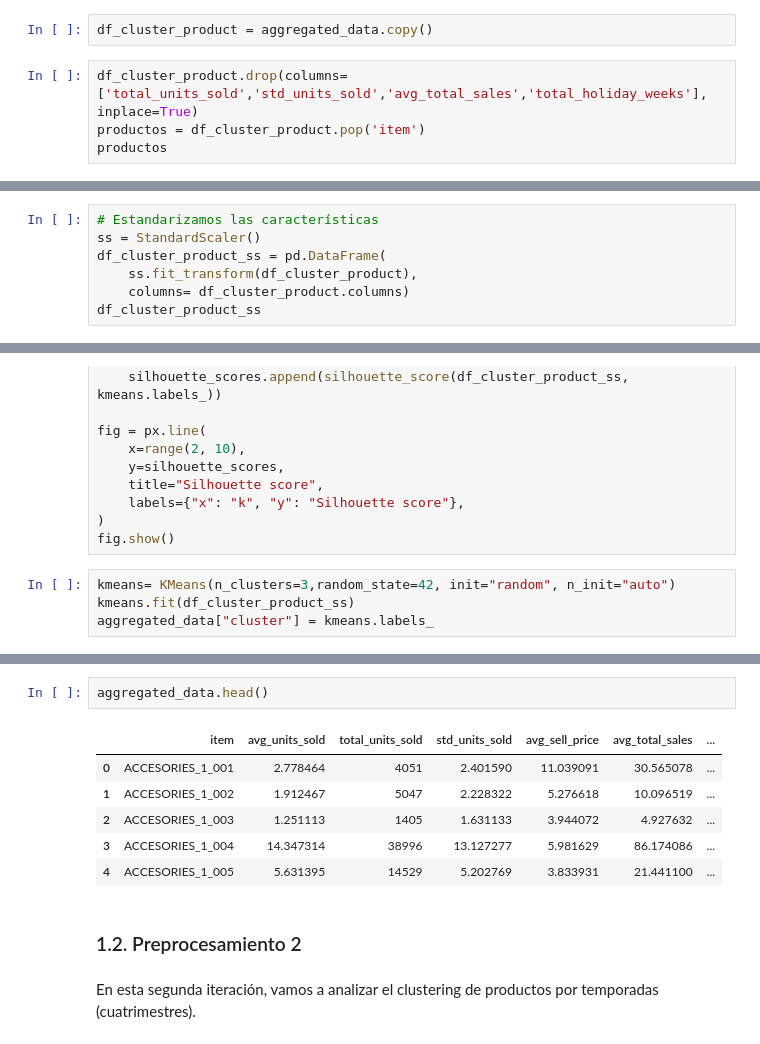
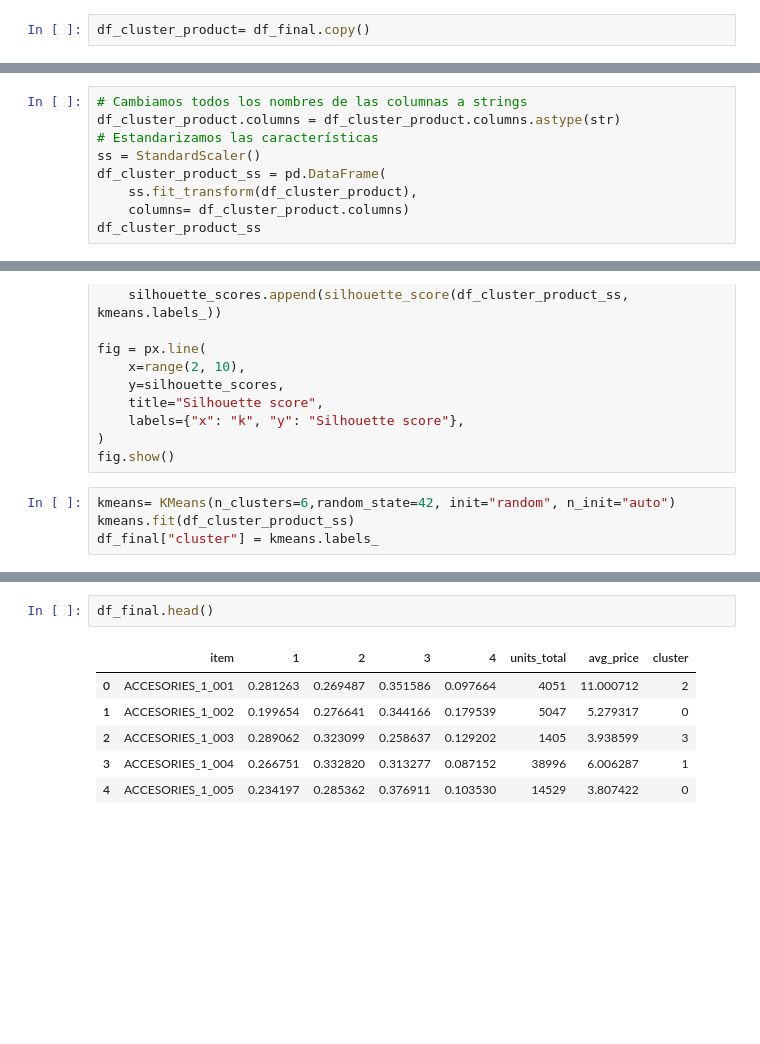
Before and after one commit to alitermat/capstone_retail_TFM, a Jupyter notebook: notebooks/Clustering_producto.ipynb, the cells around one changed output, grey strips where cells are left out. Saved outputs shown, nothing was run; the diff lists cells and outputs as text; blank space fills up the shorter version.

```diff
--- a/notebooks/Clustering_producto.ipynb
+++ b/notebooks/Clustering_producto.ipynb
@@ -100,6 +73,2 @@ Procederemos a eliminar las variables que tengan una alta correlación entre sí
 # %%
-df_cluster_product = aggregated_data.copy()
+df_cluster_product= df_final.copy()
-# %%
-df_cluster_product.drop(columns=['total_units_sold','std_units_sold','avg_total_sales','total_holiday_weeks'], inplace=True)
-productos = df_cluster_product.pop('item')
-productos
@@ -119,4 +92,6 @@ Name: item, Length: 3049, dtype: object
 # %%
+# Cambiamos todos los nombres de las columnas a strings
+df_cluster_product.columns = df_cluster_product.columns.astype(str)
 # Estandarizamos las características
 ss = StandardScaler()
 df_cluster_product_ss = pd.DataFrame(
@@ -159,8 +170,8 @@ fig = px.line(
 )
 fig.show()
 # %%
-kmeans= KMeans(n_clusters=3,random_state=42, init="random", n_init="auto")
+kmeans= KMeans(n_clusters=6,random_state=42, init="random", n_init="auto")
 kmeans.fit(df_cluster_product_ss)
-aggregated_data["cluster"] = kmeans.labels_
+df_final["cluster"] = kmeans.labels_
 # %%
 visualizer = SilhouetteVisualizer(kmeans, colors='yellowbrick')
@@ -174,13 +184,9 @@ X does not have valid feature names, but KMeans was fitted with feature names
 # %%
-aggregated_data.head()
+df_final.head()
 # %% [output]
-|  | item | avg_units_sold | total_units_sold | std_units_sold | avg_sell_price | avg_total_sales | ... |
-| 0 | ACCESORIES_1_001 | 2.778464 | 4051 | 2.401590 | 11.039091 | 30.565078 | ... |
-| 1 | ACCESORIES_1_002 | 1.912467 | 5047 | 2.228322 | 5.276618 | 10.096519 | ... |
-| 2 | ACCESORIES_1_003 | 1.251113 | 1405 | 1.631133 | 3.944072 | 4.927632 | ... |
-| 3 | ACCESORIES_1_004 | 14.347314 | 38996 | 13.127277 | 5.981629 | 86.174086 | ... |
-| 4 | ACCESORIES_1_005 | 5.631395 | 14529 | 5.202769 | 3.833931 | 21.441100 | ... |
+|  | item | 1 | 2 | 3 | 4 | units_total | avg_price | cluster |
+| 0 | ACCESORIES_1_001 | 0.281263 | 0.269487 | 0.351586 | 0.097664 | 4051 | 11.000712 | 2 |
+| 1 | ACCESORIES_1_002 | 0.199654 | 0.276641 | 0.344166 | 0.179539 | 5047 | 5.279317 | 0 |
+| 2 | ACCESORIES_1_003 | 0.289062 | 0.323099 | 0.258637 | 0.129202 | 1405 | 3.938599 | 3 |
+| 3 | ACCESORIES_1_004 | 0.266751 | 0.332820 | 0.313277 | 0.087152 | 38996 | 6.006287 | 1 |
+| 4 | ACCESORIES_1_005 | 0.234197 | 0.285362 | 0.376911 | 0.103530 | 14529 | 3.807422 | 0 |
-# %% [markdown]
-### 1.2. Preprocesamiento 2
-# %% [markdown]
-En esta segunda iteración, vamos a analizar el clustering de productos por temporadas (cuatrimestres).
```
Also changed, not shown: parts of 43 cells of this notebook.
